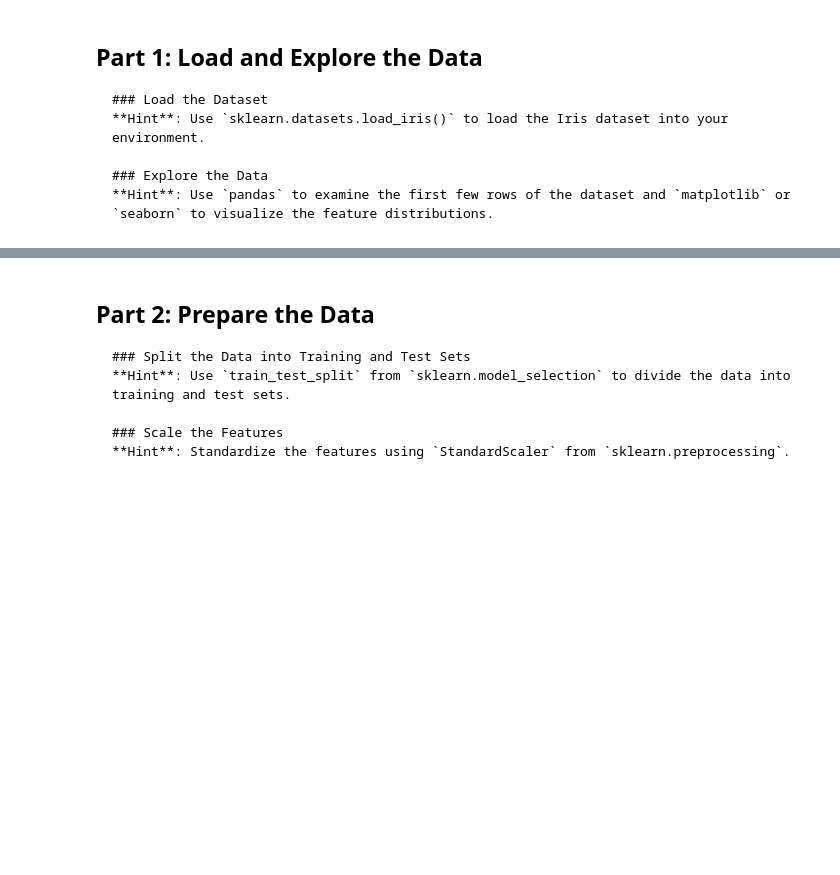
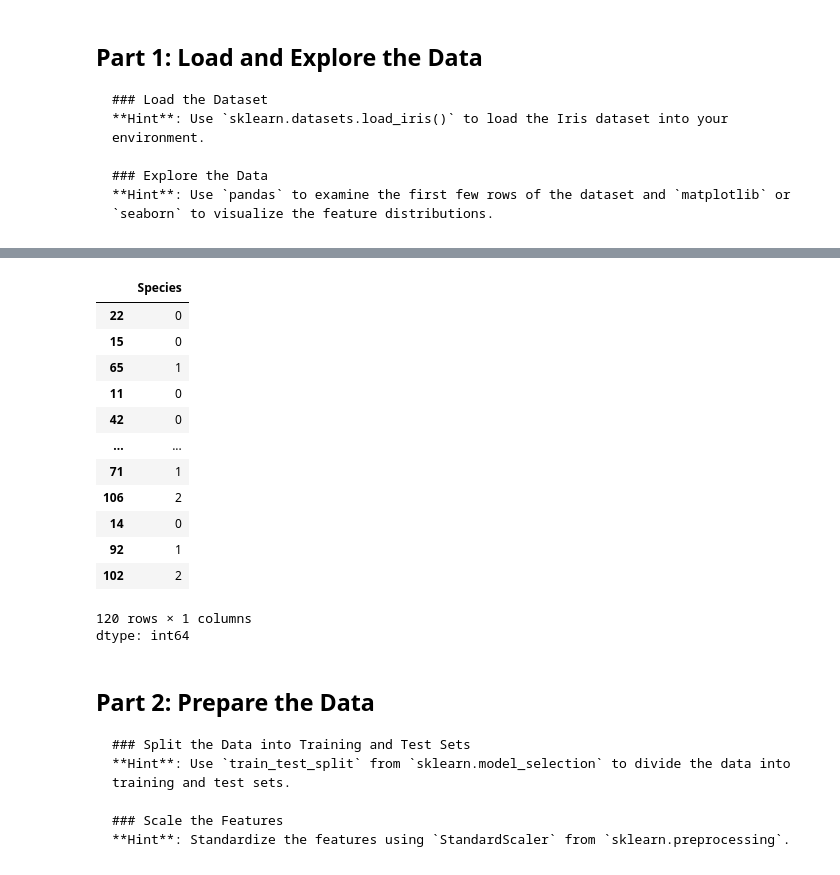
Before and after one commit to aliahalotaibi73/week4_exercises, a Jupyter notebook: ANN_Model_Exercise_Iris.ipynb, the cells around one changed output, grey strips where cells are left out. Cells and saved outputs as stored; diff of their text form; code cells hidden in the pictures; blank space fills up the shorter version.

```diff
--- a/ANN_Model_Exercise_Iris.ipynb
+++ b/ANN_Model_Exercise_Iris.ipynb
@@ -35,3 +73,20 @@ y=df.target
 # %%
 X_train, X_test, y_train, y_test = train_test_split(X, y, test_size=0.2, random_state=42)
+# %%
+y_train
+# %% [output]
+|  | Species |
+| 22 | 0 |
+| 15 | 0 |
+| 65 | 1 |
+| 11 | 0 |
+| 42 | 0 |
+| ... | ... |
+| 71 | 1 |
+| 106 | 2 |
+| 14 | 0 |
+| 92 | 1 |
+| 102 | 2 |
+120 rows × 1 columns
+dtype: int64
 # %%
```
Also changed, not shown: parts of 16 cells of this notebook.
